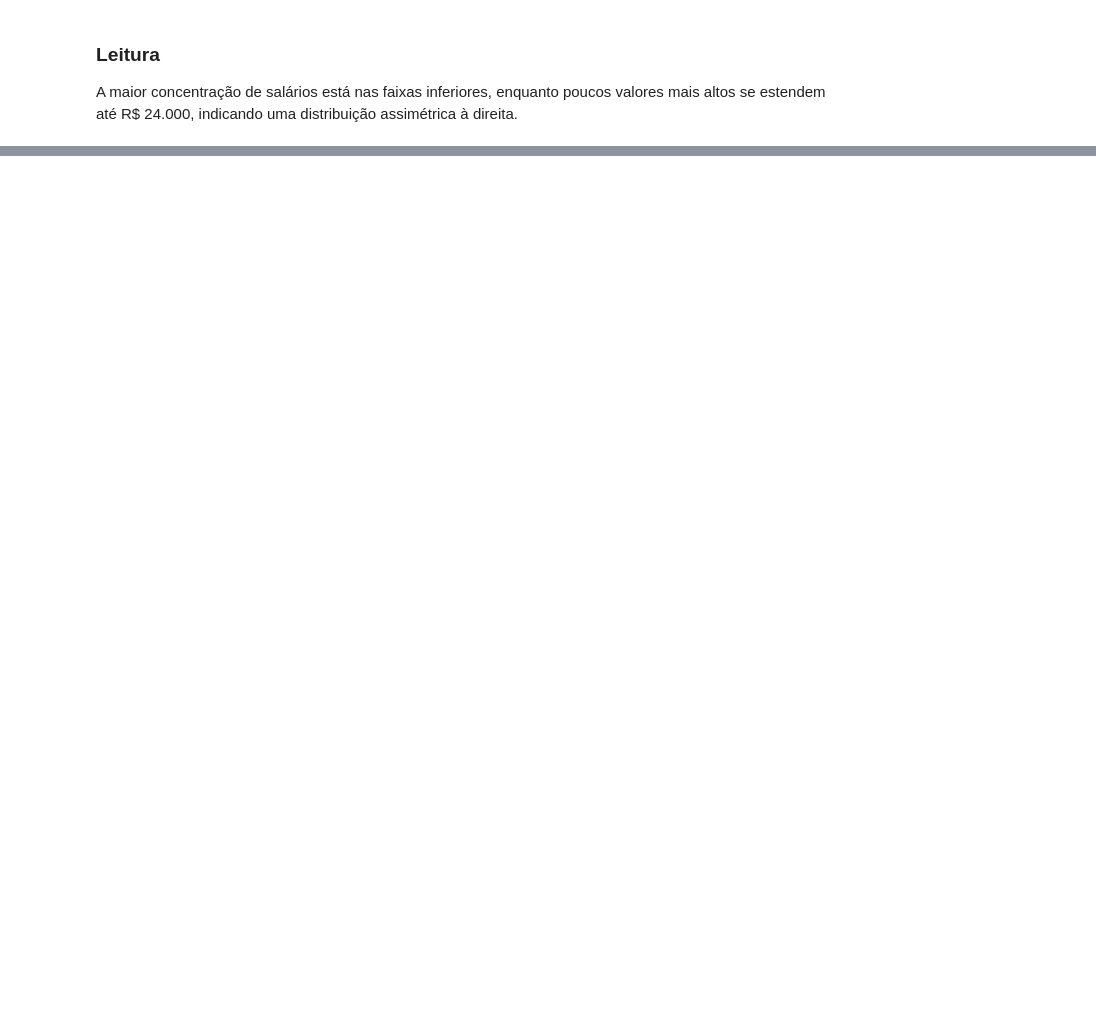
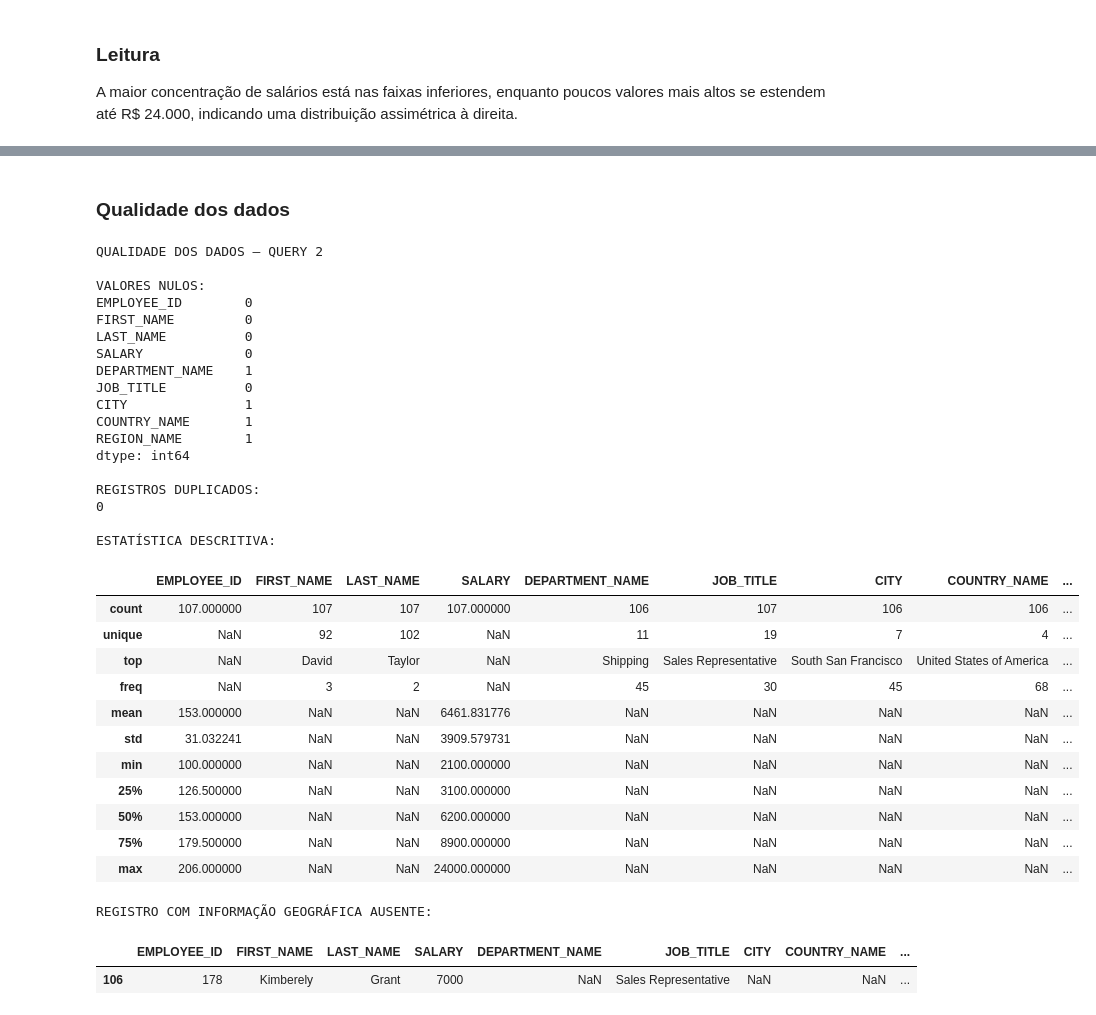
Before and after one commit to mlsfinternacional-cpu/07_Projeto_Avaliativo_MariaLauraCorreaDaSilva_T3, a Jupyter notebook: notebooks/analise_rh.ipynb, the cells around one changed output, grey strips where cells are left out. Saved outputs shown, nothing was run; the diff lists cells and outputs as text; code cells hidden in the pictures; blank space fills up the shorter version.

```diff
--- a/notebooks/analise_rh.ipynb
+++ b/notebooks/analise_rh.ipynb
@@ -403,0 +586,52 @@ A maior concentração de salários está nas faixas inferiores, enquanto poucos
+# %% [markdown]
+### Qualidade dos dados
+# %%
+print("QUALIDADE DOS DADOS — QUERY 2")
+
+print("\nVALORES NULOS:")
+print(df_query2.isnull().sum())
+
+print("\nREGISTROS DUPLICADOS:")
+print(df_query2.duplicated().sum())
+
+print("\nESTATÍSTICA DESCRITIVA:")
+display(df_query2.describe(include="all"))
+# %% [output]
+QUALIDADE DOS DADOS — QUERY 2
+
+VALORES NULOS:
+EMPLOYEE_ID        0
+FIRST_NAME         0
+LAST_NAME          0
+SALARY             0
+DEPARTMENT_NAME    1
+JOB_TITLE          0
+CITY               1
+COUNTRY_NAME       1
+REGION_NAME        1
+dtype: int64
+
+REGISTROS DUPLICADOS:
+0
+
+ESTATÍSTICA DESCRITIVA:
+|  | EMPLOYEE_ID | FIRST_NAME | LAST_NAME | SALARY | DEPARTMENT_NAME | JOB_TITLE | CITY | COUNTRY_NAME | ... |
+| count | 107.000000 | 107 | 107 | 107.000000 | 106 | 107 | 106 | 106 | ... |
+| unique | NaN | 92 | 102 | NaN | 11 | 19 | 7 | 4 | ... |
+| top | NaN | David | Taylor | NaN | Shipping | Sales Representative | South San Francisco | United States of America | ... |
+| freq | NaN | 3 | 2 | NaN | 45 | 30 | 45 | 68 | ... |
+| mean | 153.000000 | NaN | NaN | 6461.831776 | NaN | NaN | NaN | NaN | ... |
+| std | 31.032241 | NaN | NaN | 3909.579731 | NaN | NaN | NaN | NaN | ... |
+| min | 100.000000 | NaN | NaN | 2100.000000 | NaN | NaN | NaN | NaN | ... |
+| 25% | 126.500000 | NaN | NaN | 3100.000000 | NaN | NaN | NaN | NaN | ... |
+| 50% | 153.000000 | NaN | NaN | 6200.000000 | NaN | NaN | NaN | NaN | ... |
+| 75% | 179.500000 | NaN | NaN | 8900.000000 | NaN | NaN | NaN | NaN | ... |
+| max | 206.000000 | NaN | NaN | 24000.000000 | NaN | NaN | NaN | NaN | ... |
+# %%
+print("REGISTRO COM INFORMAÇÃO GEOGRÁFICA AUSENTE:")
+
+display(df_query2[df_query2["REGION_NAME"].isna()])
+# %% [output]
+REGISTRO COM INFORMAÇÃO GEOGRÁFICA AUSENTE:
+|  | EMPLOYEE_ID | FIRST_NAME | LAST_NAME | SALARY | DEPARTMENT_NAME | JOB_TITLE | CITY | COUNTRY_NAME | ... |
+| 106 | 178 | Kimberely | Grant | 7000 | NaN | Sales Representative | NaN | NaN | ... |
```
Also changed, not shown: parts of 27 cells of this notebook.
